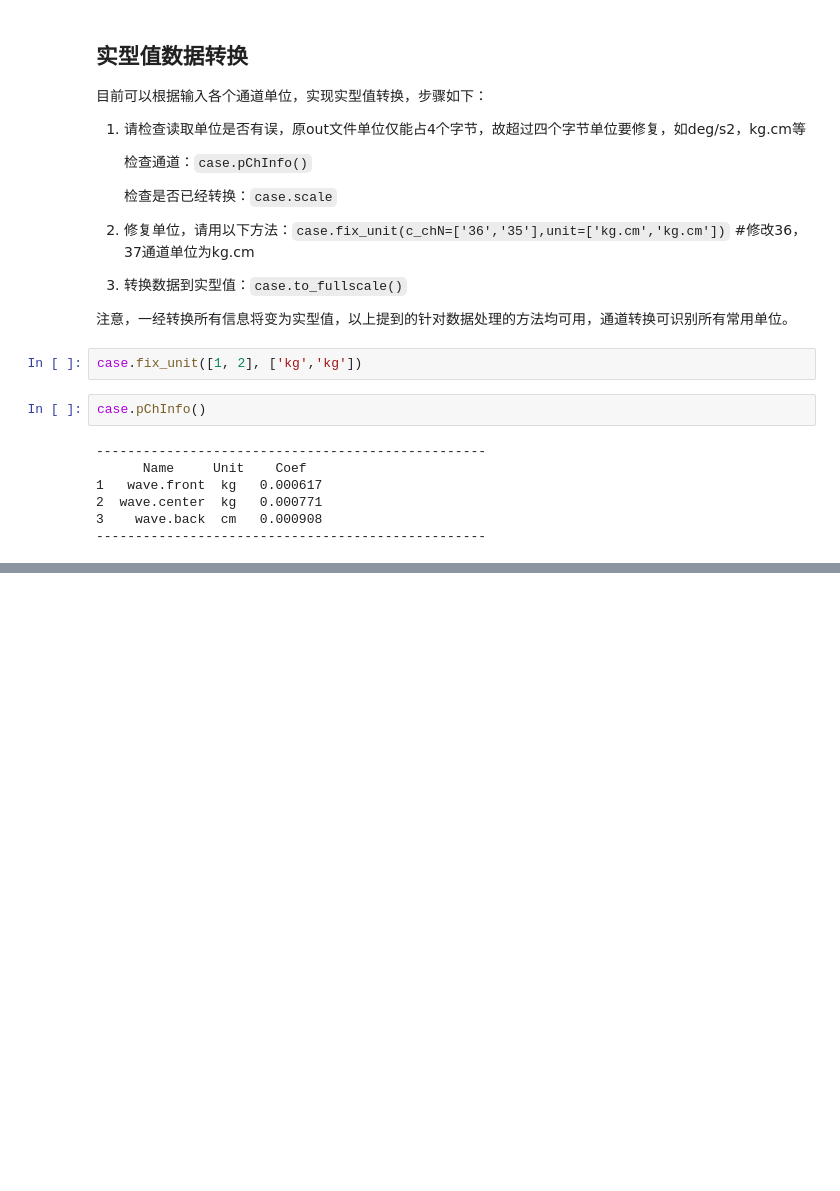
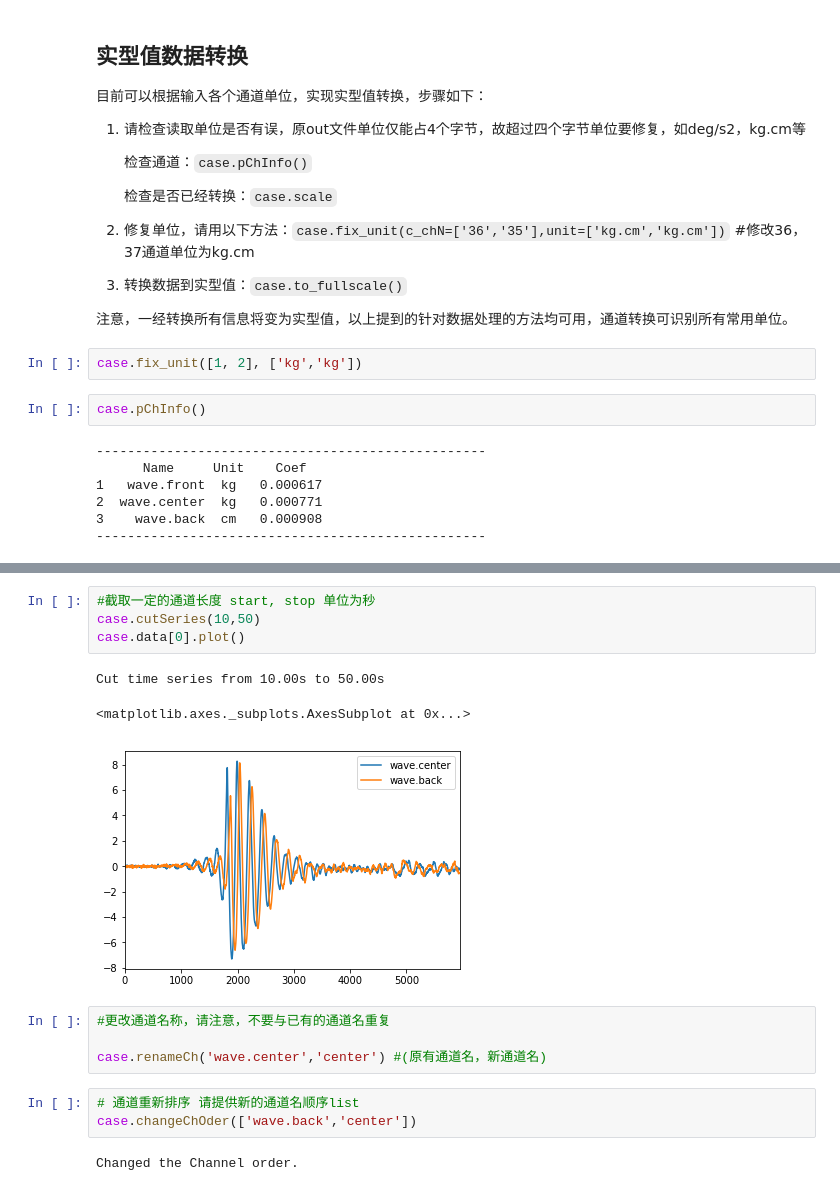
Before and after one commit to XiaoxG/pydas, a Jupyter notebook: example.ipynb, the cells around one changed output, grey strips where cells are left out. Saved outputs shown, nothing was run; the diff lists cells and outputs as text; blank space fills up the shorter version.

```diff
--- a/example.ipynb
+++ b/example.ipynb
@@ -344,0 +376,17 @@ case.data[0]
+# %%
+#截取一定的通道长度 start, stop 单位为秒
+case.cutSeries(10,50)
+case.data[0].plot()
+# %% [output]
+Cut time series from 10.00s to 50.00s
+<matplotlib.axes._subplots.AxesSubplot at 0x...>
+[figure, added]
+# %%
+#更改通道名称，请注意，不要与已有的通道名重复
+
+case.renameCh('wave.center','center') #(原有通道名，新通道名)
+# %%
+# 通道重新排序 请提供新的通道名顺序list
+case.changeChOder(['wave.back','center'])
+# %% [output]
+Changed the Channel order.
```
Also changed, not shown: parts of 14 cells of this notebook.
